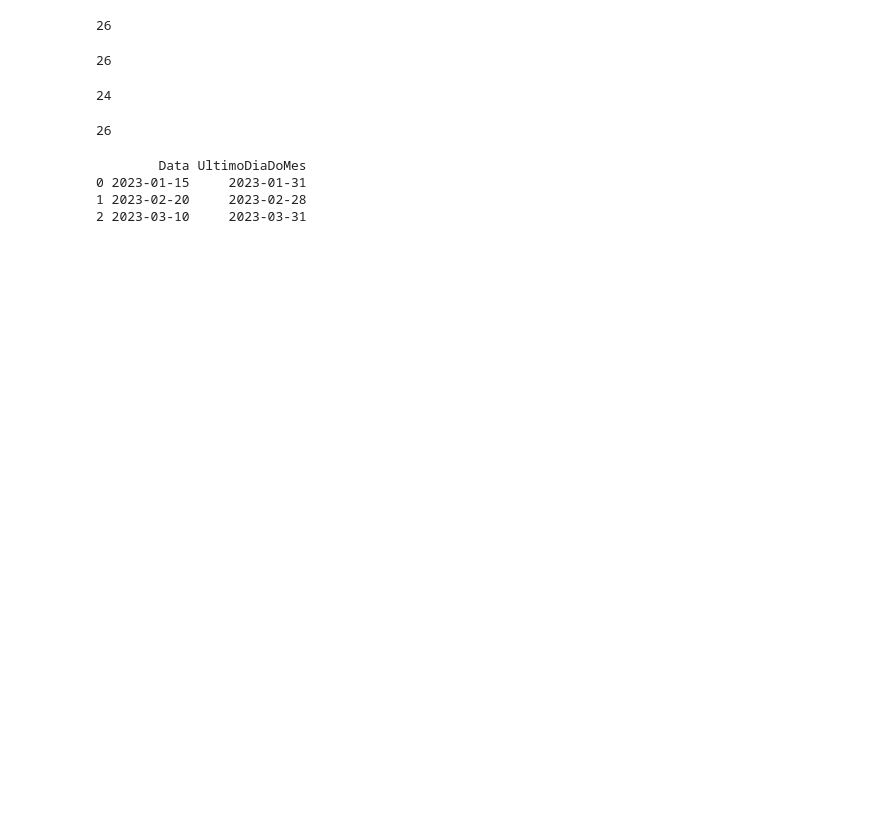
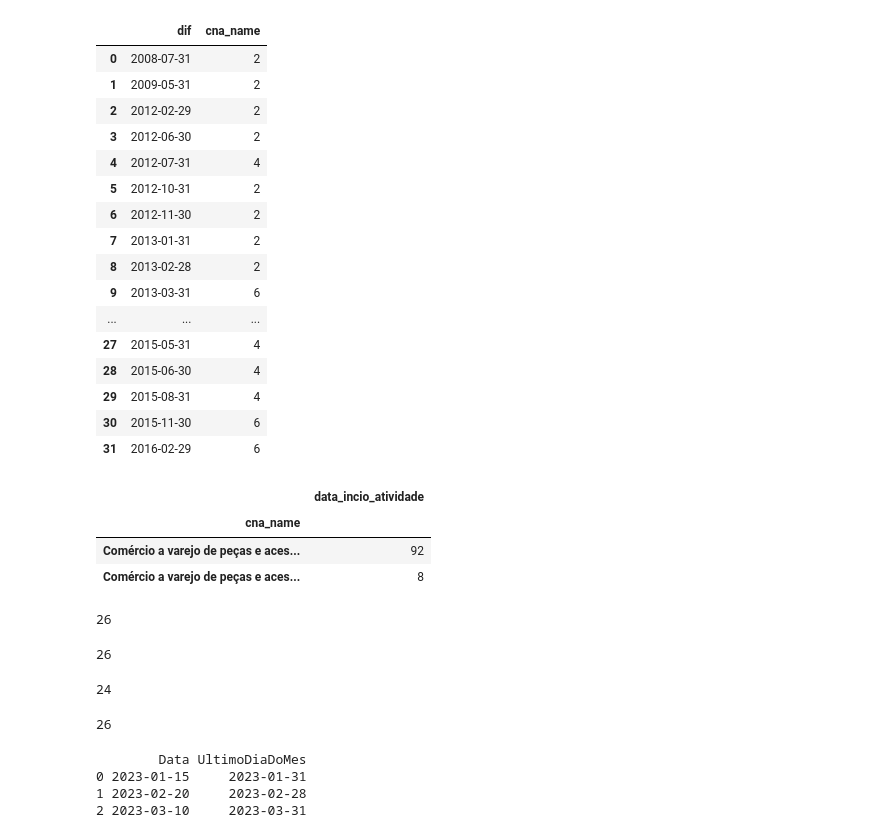
Before and after one commit to sintese-bi/dashboard-cnpj-api, a Jupyter notebook: testes.ipynb, the cells around one changed output. Drawn from its saved outputs; the diff is of its cells as text; code cells hidden in the pictures; blank space fills up the shorter version.

```diff
--- a/testes.ipynb
+++ b/testes.ipynb
@@ -42,0 +107,2 @@ df_size['data_incio_atividade']=pd.to_datetime(df_size['data_incio_atividade'].a
+# %%
+df=dft.copy()
@@ -42,0 +115,20 @@ df_size['data_incio_atividade']=pd.to_datetime(df_size['data_incio_atividade'].a
+# %%
+df
+# %% [output]
+|  | dif | cna_name |
+| 0 | 2008-07-31 | 2 |
+| 1 | 2009-05-31 | 2 |
+| 2 | 2012-02-29 | 2 |
+| 3 | 2012-06-30 | 2 |
+| 4 | 2012-07-31 | 4 |
+| 5 | 2012-10-31 | 2 |
+| 6 | 2012-11-30 | 2 |
+| 7 | 2013-01-31 | 2 |
+| 8 | 2013-02-28 | 2 |
+| 9 | 2013-03-31 | 6 |
+| ... | ... | ... |
+| 27 | 2015-05-31 | 4 |
+| 28 | 2015-06-30 | 4 |
+| 29 | 2015-08-31 | 4 |
+| 30 | 2015-11-30 | 6 |
+| 31 | 2016-02-29 | 6 |
@@ -43,3 +140,10 @@ df_size['data_incio_atividade']=pd.to_datetime(df_size['data_incio_atividade'].a
+# %%
+df_qtd
+# %% [output]
+|  | data_incio_atividade |
+| cna_name |  |
+| Comércio a varejo de peças e aces... | 92 |
+| Comércio a varejo de peças e aces... | 8 |
 # %%
 df_quartile=df_size[['data_incio_atividade']]
 q1,q2,q3=df_quartile['data_incio_atividade'].quantile([0.25, 0.5, 0.75])
```
Also changed, not shown: parts of 12 cells of this notebook, 1 other file.
